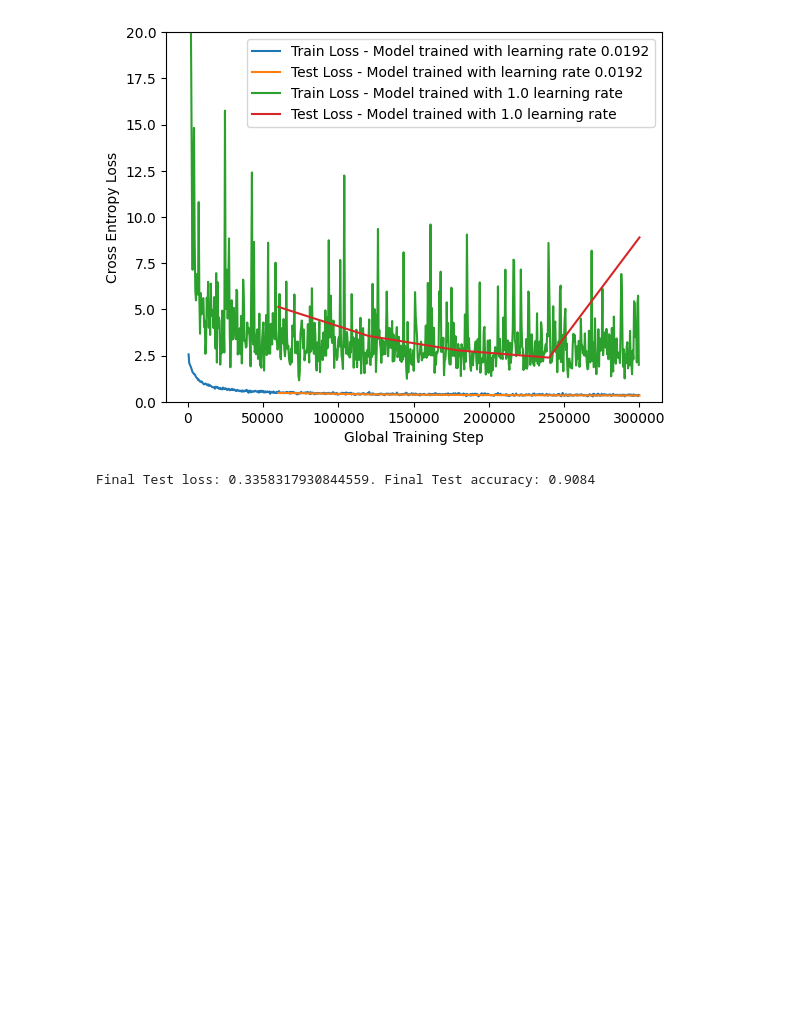
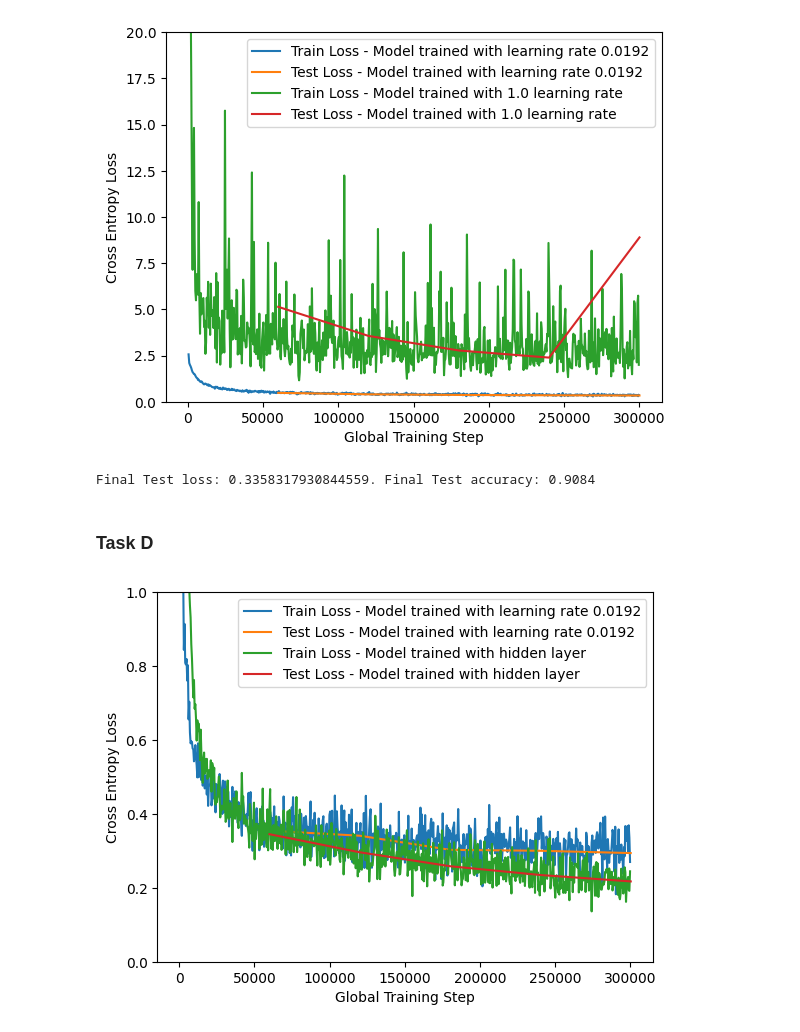
Before and after one commit to ianmaks/TDT4195, a Jupyter notebook: assignment 1/task4.ipynb, the cells around one changed output. Saved outputs shown, nothing was run; the diff lists cells and outputs as text; code cells hidden in the pictures; blank space fills up the shorter version.

```diff
--- a/assignment 1/task4.ipynb
+++ b/assignment 1/task4.ipynb
@@ -184,3 +184,5 @@ print(f"Final Test loss: {final_loss}. Final Test accuracy: {final_acc}")
 # %% [output]
 [figure]
 Final Test loss: 0.3358317930844559. Final Test accuracy: 0.9084
+# %% [markdown]
+### Task D
@@ -186,0 +207,40 @@ Final Test loss: 0.3358317930844559. Final Test accuracy: 0.9084
+# %%
+# Create model trained with learning rate 1
+torch.random.manual_seed(0)
+np.random.seed(0)
+learning_rate = 0.0192
+
+hidden_train, hidden_test = dataloaders.load_dataset(batch_size, normalized_image_transform)
+hidden_model = create_model_2()
+optimizer = torch.optim.SGD(hidden_model.parameters(),
+                            lr=learning_rate)
+trainer = Trainer(
+  model=hidden_model,
+  dataloader_train=hidden_train,
+  dataloader_test=hidden_test,
+  batch_size=batch_size,
+  loss_function=loss_function,
+  optimizer=optimizer
+)
+hidden_train_loss_dict, hidden_test_loss_dict = trainer.train(num_epochs)
+# %%
+# Plot loss
+utils.plot_loss(normalized_train_loss_dict, label="Train Loss - Model trained with learning rate 0.0192")
+utils.plot_loss(normalized_test_loss_dict, label="Test Loss - Model trained with learning rate 0.0192")
+utils.plot_loss(hidden_train_loss_dict, label="Train Loss - Model trained with hidden layer")
+utils.plot_loss(hidden_test_loss_dict, label="Test Loss - Model trained with hidden layer")
+# Limit the y-axis of the plot (The range should not be increased!)
+plt.ylim([0, 1])
+plt.legend()
+plt.xlabel("Global Training Step")
+plt.ylabel("Cross Entropy Loss")
+plt.savefig("image_solutions/task_4d.png")
+
+plt.show()
+
+torch.save(model.state_dict(), "saved_model.torch")
+final_loss, final_acc = utils.compute_loss_and_accuracy(
+    dataloader_test, model, loss_function)
+print(f"Final Test loss: {final_loss}. Final Test accuracy: {final_acc}")
+# %% [output]
+[figure, added]
```
Also changed, not shown: parts of 2 cells of this notebook, 2 other files.
